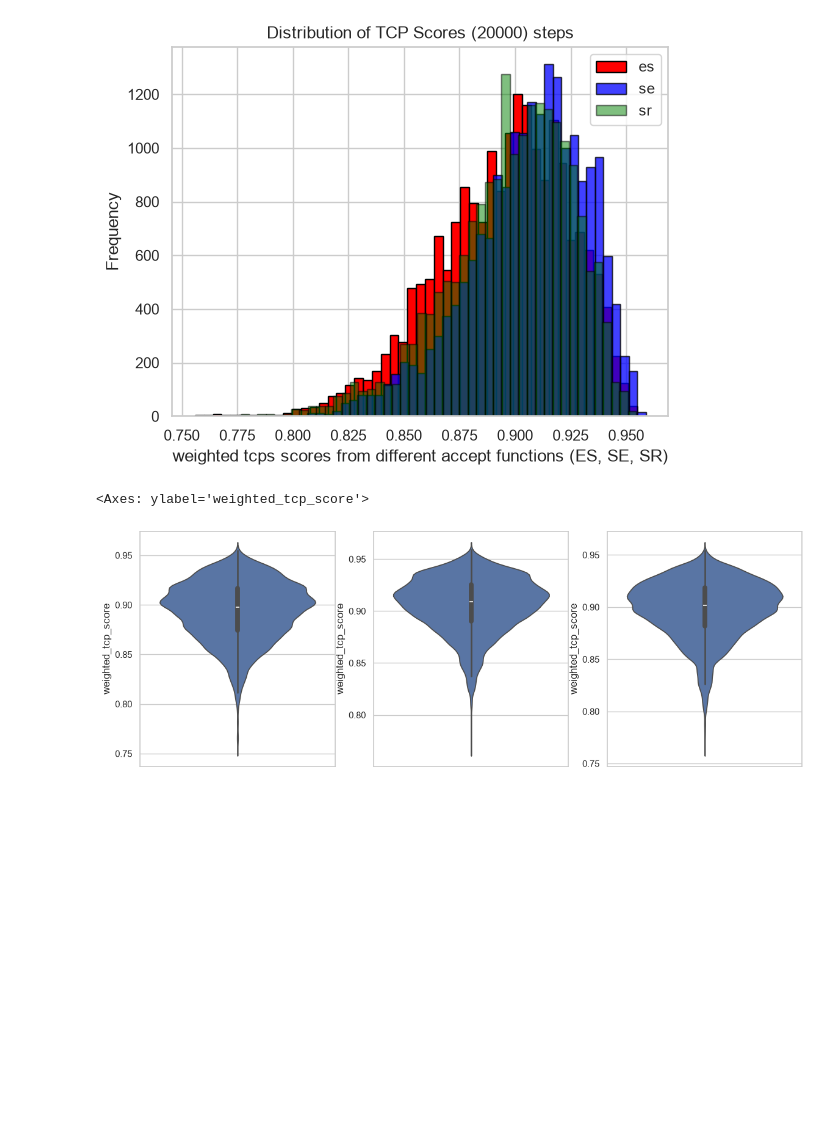
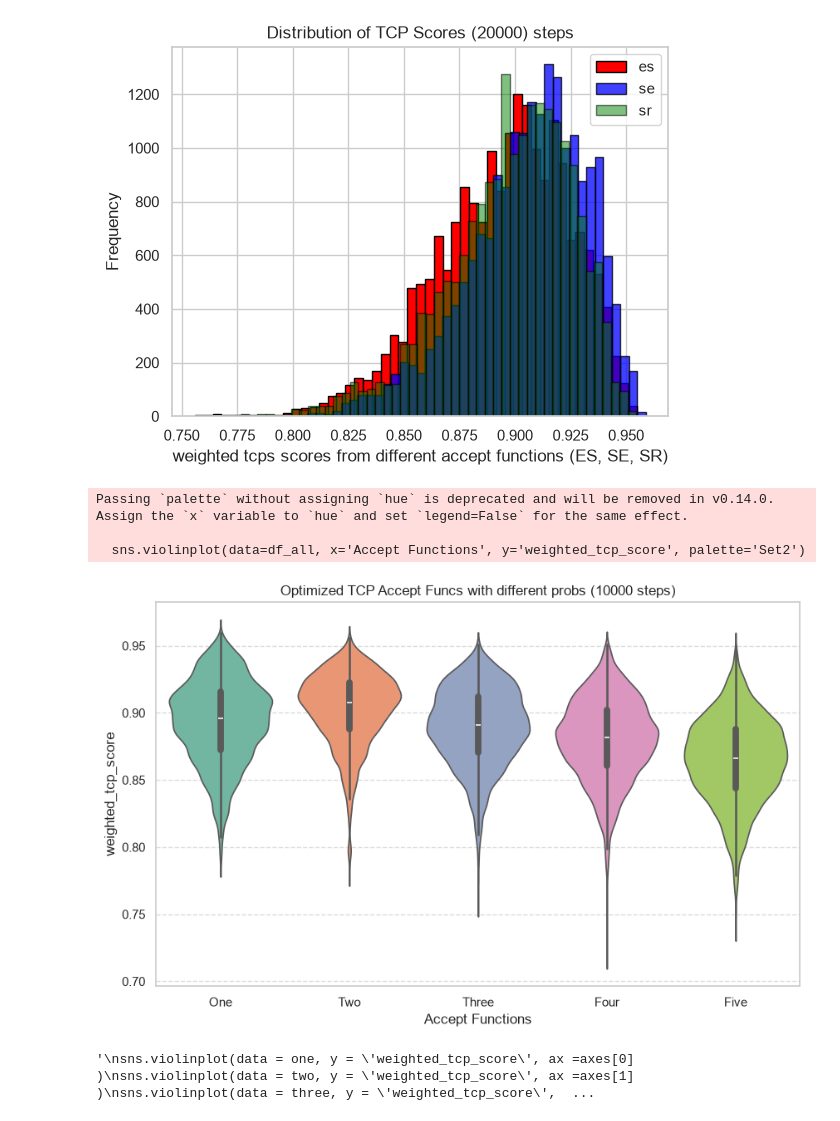
Before and after one commit to jevonlipsey/coi-preservation-project, a Jupyter notebook: co/multi_hist.ipynb, the cells around one changed output. Saved outputs shown, nothing was run; the diff lists cells and outputs as text; code cells hidden in the pictures; blank space fills up the shorter version.

Commit message:
- accept func plotting

```diff
--- a/co/multi_hist.ipynb
+++ b/co/multi_hist.ipynb
@@ -9,6 +9,12 @@ es = pd.read_csv('data/colorado_optimized_es_test_weights_20k.csv')
 se = pd.read_csv('data/colorado_optimized_se_test_weights_20k.csv')
 sr = pd.read_csv('data/colorado_optimized_sr_test_weights_20k.csv')
 
+one = pd.read_csv('data/colorado_optimized_test_weights_10k.csv')
+two = pd.read_csv('data/colorado_optimized_one_test_weights_10k.csv')
+three = pd.read_csv('data/colorado_optimized_two_test_weights_10k.csv')
+four = pd.read_csv('data/colorado_optimized_three_test_weights_10k.csv')
+five = pd.read_csv('data/colorado_optimized_four_test_weights_10k.csv')
+
 combined = pd.concat([es,se,sr], ignore_index = True)
 # %%
 sns.set_theme(style = 'whitegrid')
@@ -38,12 +44,34 @@ plt.show()
 # %% [output]
 [figure]
 # %%
-fig, axes= plt.subplots(1,3, figsize =(14,5))
+#fig, axes= plt.subplots(1,5, figsize =(16,5))
+
+#plt.figure(figsize=(8,6))
+
+df_all = pd.concat([one, two, three, four, five], keys=['One', 'Two', 'Three', 'Four', 'Five'])
+df_all = df_all.reset_index(level=0).rename(columns={'level_0': 'Accept Functions'})
+
+# 2. Plot everything on a single grid
+plt.figure(figsize=(10, 6))
+sns.violinplot(data=df_all, x='Accept Functions', y='weighted_tcp_score', palette='Set2')
+
+# 3. Final formatting
+plt.title('Optimized TCP Accept Funcs with different probs (10000 steps)')
+plt.grid(axis='y', linestyle='--', alpha=0.7) # Optional: adds a clean background grid
+plt.show()
 
 
-sns.violinplot(data = es, y = 'weighted_tcp_score', ax =axes[0] )
-sns.violinplot(data = se, y = 'weighted_tcp_score', ax =axes[1] )
-sns.violinplot(data = sr, y = 'weighted_tcp_score', ax =axes[2] )
+'''
+sns.violinplot(data = one, y = 'weighted_tcp_score', ax =axes[0] )
+sns.violinplot(data = two, y = 'weighted_tcp_score', ax =axes[1] )
+sns.violinplot(data = three, y = 'weighted_tcp_score', ax =axes[2] )
+sns.violinplot(data = four, y = 'weighted_tcp_score', ax =axes[3] )
+sns.violinplot(data = five, y = 'weighted_tcp_score', ax =axes[4] )
+#plt.axis("off")
+'''
 # %% [output]
-<Axes: ylabel='weighted_tcp_score'>
+Passing `palette` without assigning `hue` is deprecated and will be removed in v0.14.0. Assign the `x` variable to `hue` and set `legend=False` for the same effect.
+
+  sns.violinplot(data=df_all, x='Accept Functions', y='weighted_tcp_score', palette='Set2')
-[figure, old version]
+[figure, new version]
+'\nsns.violinplot(data = one, y = \'weighted_tcp_score\', ax =axes[0] )\nsns.violinplot(data = two, y = \'weighted_tcp_score\', ax =axes[1] )\nsns.violinplot(data = three, y = \'weighted_tcp_score\',  ...
```
Also changed, not shown: 1 other file.
